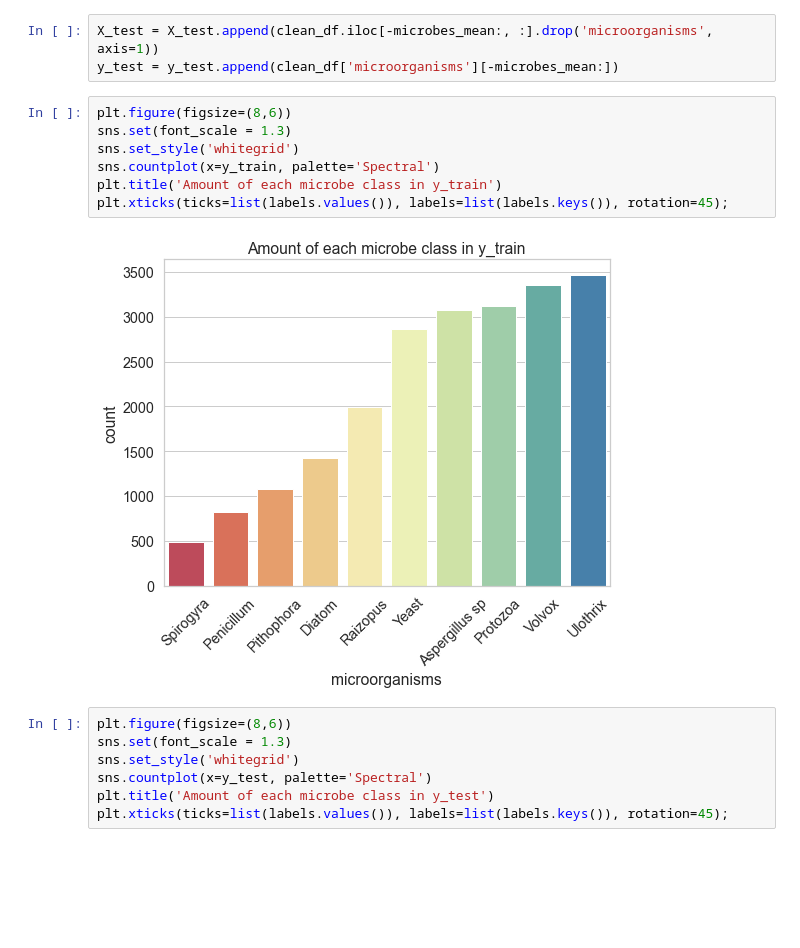
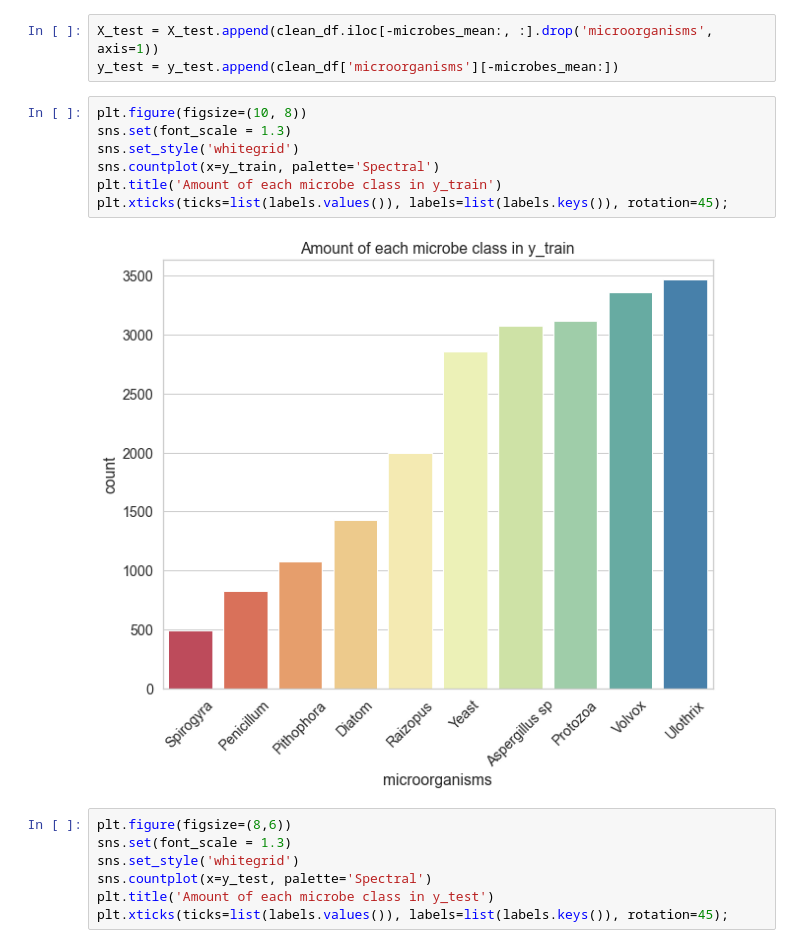
Before and after one commit to N0t10n/Microbes_classification, a Jupyter notebook: model.ipynb, the cells around one changed output. Cells and saved outputs as stored; diff of their text form; blank space fills up the shorter version.

```diff
--- a/model.ipynb
+++ b/model.ipynb
@@ -239,14 +254,14 @@ y_test: (5423,)
 X_test = X_test.append(clean_df.iloc[-microbes_mean:, :].drop('microorganisms', axis=1))
 y_test = y_test.append(clean_df['microorganisms'][-microbes_mean:])
 # %%
-plt.figure(figsize=(8,6))
+plt.figure(figsize=(10, 8))
 sns.set(font_scale = 1.3)
 sns.set_style('whitegrid')
 sns.countplot(x=y_train, palette='Spectral')
 plt.title('Amount of each microbe class in y_train')
 plt.xticks(ticks=list(labels.values()), labels=list(labels.keys()), rotation=45);
 # %% [output]
-[figure, old version]
+[figure, new version]
 # %%
 plt.figure(figsize=(8,6))
 sns.set(font_scale = 1.3)
```
Also changed, not shown: parts of 26 cells of this notebook, 1 other file.
